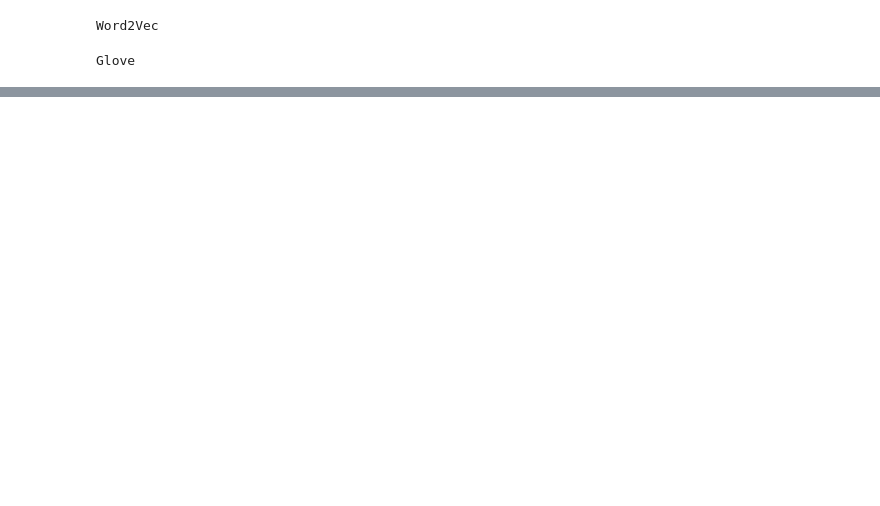
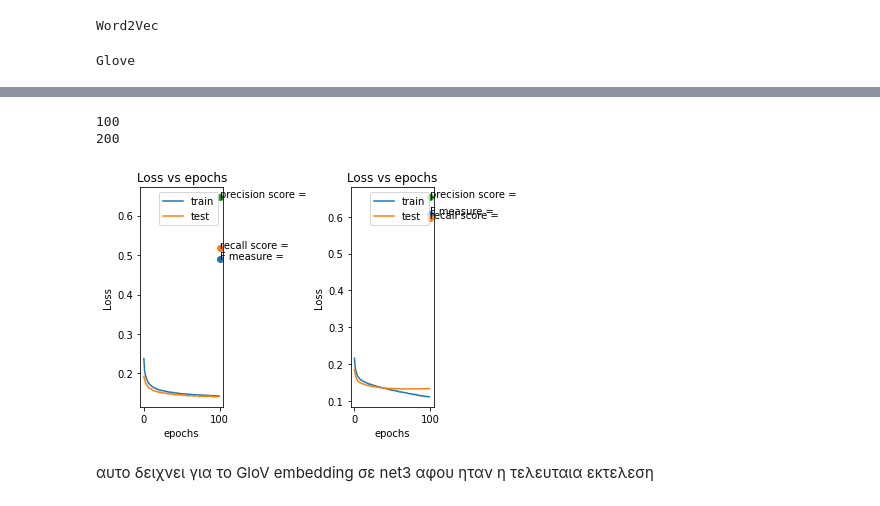
Before and after one commit to pavlosapostolatos/AI2, a Jupyter notebook: AI2_project2.ipynb, the cells around one changed output, grey strips where cells are left out. Cells and saved outputs as stored; diff of their text form; code cells hidden in the pictures; blank space fills up the shorter version.

```diff
--- a/AI2_project2.ipynb
+++ b/AI2_project2.ipynb
@@ -664,0 +532,79 @@ plt.show()
+# %%
+k=0
+for embd,(traindata,testdata) in  enumerate(zip([w2v_traindata,glv_traindata],[w2v_testdata,glv_testdata])):
+  trainset = torch.utils.data.TensorDataset(traindata, trainlabel)
+  trainloader = torch.utils.data.DataLoader(trainset, batch_size=64, shuffle=True)
+  testset = torch.utils.data.TensorDataset(testdata, testlabel)
+  testloader = torch.utils.data.DataLoader(testset, batch_size=64, shuffle=True)
+  D_in = traindata.shape[1]
+  print(D_in)
+  H1 = 120
+  H2 = 50#changed the number of hidden layers and the number of their units
+  D_out = 3
+  #Define Hyperparameters
+  learning_rate = 1e-4
+  #Initialize model, loss, optimizer
+  for i , model in enumerate([Net3(D_in, H1, H2, D_out)]):
+    for j, (loss_func,optimizer) in enumerate(zip([F.mse_loss ],[torch.optim.RMSprop(model.parameters(), lr=learning_rate)])):
+      train_losses=[]
+      test_losses=[]
+      final_output=[]
+      final_ypred = []
+      final_label= []
+      for epoch in range(100):
+        batch_losses = []
+        model.train()
+        for x_batch, y_batch in trainloader:
+          output = model(x_batch)
+          pred_probab = nn.Sigmoid()(output)
+          y_pred = pred_probab.argmax(1)
+          loss = loss_func(output.float(), torch.tensor(label_binarize(y_batch, classes=[0, 1, 2])).float())
+          batch_losses.append(loss.item())
+
+          #Delete previously stored gradients
+          optimizer.zero_grad()
+          #Perform backpropagation starting from the loss calculated in this epoch
+          loss.backward()
+          #Update model's weights based on the gradients calculated during backprop
+          optimizer.step()
+
+        # print(f"Epoch {epoch:3}: Loss = {sum(batch_losses)/len(trainloader):.5f}")
+        train_losses.append(sum(batch_losses)/len(trainloader))
+        model.eval()
+        # scores=[]
+        batch_losses = []
+        for x_batch, y_batch in testloader:
+          output = model(x_batch)
+          # print(x_batch.shape[0])
+          # print(y_batch)
+          pred_probab = nn.Sigmoid()(output)##changed activation function
+          y_pred = pred_probab.argmax(1)
+          if epoch==99:
+            final_output += output
+            final_ypred += y_pred
+            final_label += y_batch
+          loss = loss_func(output.float(),torch.tensor(label_binarize(y_batch, classes=[0, 1, 2])).float())
+          batch_losses.append(loss.item())
+        test_losses.append(sum(batch_losses)/len(testloader))
+      confusion_matrix(final_label,final_ypred)
+      k=k+1
+      plt.subplot(1, 2, k)
+      for metric,metric_name in zip([f1_score(torch.tensor(final_label),torch.tensor(final_ypred),average='macro' ),recall_score (torch.tensor(final_label),torch.tensor(final_ypred),average='macro' ) ,precision_score(torch.tensor(final_label),torch.tensor(final_ypred),average='macro' )], ["F measure =","recall score =","precision score ="]):
+        plt.scatter([100], [metric])
+        plt.annotate(metric_name, (100, metric))
+      plt.plot(range(100), train_losses)
+      plt.plot(range(100), test_losses)
+      plt.legend(['train', 'test'])
+      plt.xlabel("epochs")
+      plt.ylabel("Loss")
+      plt.title("Loss vs epochs")
+# figure. set_figswidth(10)
+# figure.set_figheight(4*2)
+plt.tight_layout()
+plt.show()
+# %% [output]
+100
+200
+[figure, added]
+# %% [markdown]
+αυτο δειχνει για το GloV embedding σε net3 αφου ηταν η τελευταια εκτελεση
```
Also changed, not shown: parts of 35 cells of this notebook, 1 other file.
